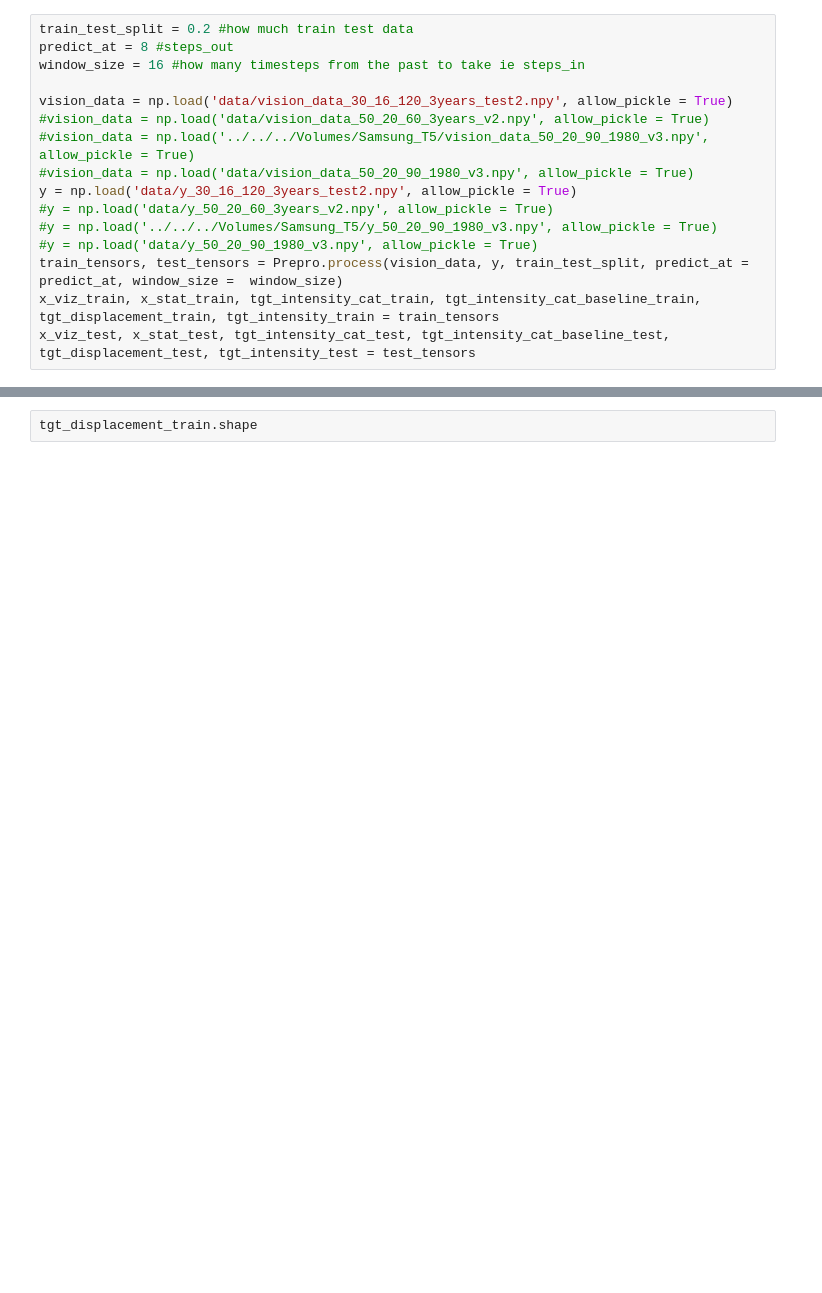
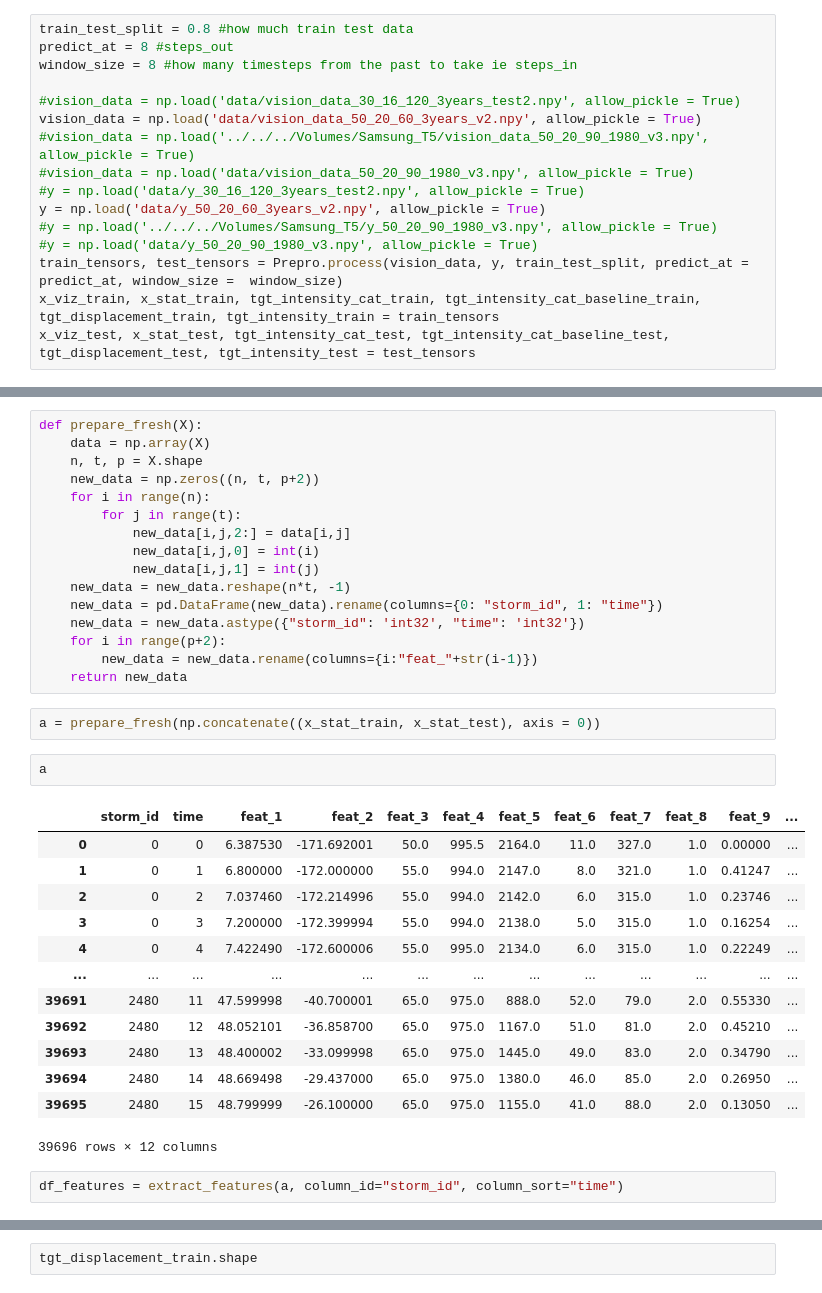
Before and after one commit to leobix/hurricast, a Jupyter notebook: Baselines-Copy1.ipynb, the cells around one changed output, grey strips where cells are left out. Drawn from its saved outputs; the diff is of its cells as text; blank space fills up the shorter version.

```diff
--- a/Baselines-Copy1.ipynb
+++ b/Baselines-Copy1.ipynb
@@ -10,14 +14,14 @@ from sklearn.metrics import mean_absolute_error
 # %%
-train_test_split = 0.2 #how much train test data
+train_test_split = 0.8 #how much train test data
 predict_at = 8 #steps_out
-window_size = 16 #how many timesteps from the past to take ie steps_in
+window_size = 8 #how many timesteps from the past to take ie steps_in
 
-vision_data = np.load('data/vision_data_30_16_120_3years_test2.npy', allow_pickle = True)
-#vision_data = np.load('data/vision_data_50_20_60_3years_v2.npy', allow_pickle = True)
+#vision_data = np.load('data/vision_data_30_16_120_3years_test2.npy', allow_pickle = True)
+vision_data = np.load('data/vision_data_50_20_60_3years_v2.npy', allow_pickle = True)
 #vision_data = np.load('../../../Volumes/Samsung_T5/vision_data_50_20_90_1980_v3.npy', allow_pickle = True)
 #vision_data = np.load('data/vision_data_50_20_90_1980_v3.npy', allow_pickle = True)
-y = np.load('data/y_30_16_120_3years_test2.npy', allow_pickle = True)
-#y = np.load('data/y_50_20_60_3years_v2.npy', allow_pickle = True)
+#y = np.load('data/y_30_16_120_3years_test2.npy', allow_pickle = True)
+y = np.load('data/y_50_20_60_3years_v2.npy', allow_pickle = True)
 #y = np.load('../../../Volumes/Samsung_T5/y_50_20_90_1980_v3.npy', allow_pickle = True)
 #y = np.load('data/y_50_20_90_1980_v3.npy', allow_pickle = True)
 train_tensors, test_tensors = Prepro.process(vision_data, y, train_test_split, predict_at = predict_at, window_size =  window_size)
@@ -48,0 +77,36 @@ NameError: name 'x_stat_train' is not defined
+# %%
+def prepare_fresh(X):
+    data = np.array(X)
+    n, t, p = X.shape
+    new_data = np.zeros((n, t, p+2))
+    for i in range(n):
+        for j in range(t):
+            new_data[i,j,2:] = data[i,j]
+            new_data[i,j,0] = int(i)
+            new_data[i,j,1] = int(j)
+    new_data = new_data.reshape(n*t, -1)
+    new_data = pd.DataFrame(new_data).rename(columns={0: "storm_id", 1: "time"})
+    new_data = new_data.astype({"storm_id": 'int32', "time": 'int32'})
+    for i in range(p+2):
+        new_data = new_data.rename(columns={i:"feat_"+str(i-1)})
+    return new_data
+# %%
+a = prepare_fresh(np.concatenate((x_stat_train, x_stat_test), axis = 0))
+# %%
+a
+# %% [output]
+|  | storm_id | time | feat_1 | feat_2 | feat_3 | feat_4 | feat_5 | feat_6 | feat_7 | feat_8 | feat_9 | ... |
+| 0 | 0 | 0 | 6.387530 | -171.692001 | 50.0 | 995.5 | 2164.0 | 11.0 | 327.0 | 1.0 | 0.00000 | ... |
+| 1 | 0 | 1 | 6.800000 | -172.000000 | 55.0 | 994.0 | 2147.0 | 8.0 | 321.0 | 1.0 | 0.41247 | ... |
+| 2 | 0 | 2 | 7.037460 | -172.214996 | 55.0 | 994.0 | 2142.0 | 6.0 | 315.0 | 1.0 | 0.23746 | ... |
+| 3 | 0 | 3 | 7.200000 | -172.399994 | 55.0 | 994.0 | 2138.0 | 5.0 | 315.0 | 1.0 | 0.16254 | ... |
+| 4 | 0 | 4 | 7.422490 | -172.600006 | 55.0 | 995.0 | 2134.0 | 6.0 | 315.0 | 1.0 | 0.22249 | ... |
+| ... | ... | ... | ... | ... | ... | ... | ... | ... | ... | ... | ... | ... |
+| 39691 | 2480 | 11 | 47.599998 | -40.700001 | 65.0 | 975.0 | 888.0 | 52.0 | 79.0 | 2.0 | 0.55330 | ... |
+| 39692 | 2480 | 12 | 48.052101 | -36.858700 | 65.0 | 975.0 | 1167.0 | 51.0 | 81.0 | 2.0 | 0.45210 | ... |
+| 39693 | 2480 | 13 | 48.400002 | -33.099998 | 65.0 | 975.0 | 1445.0 | 49.0 | 83.0 | 2.0 | 0.34790 | ... |
+| 39694 | 2480 | 14 | 48.669498 | -29.437000 | 65.0 | 975.0 | 1380.0 | 46.0 | 85.0 | 2.0 | 0.26950 | ... |
+| 39695 | 2480 | 15 | 48.799999 | -26.100000 | 65.0 | 975.0 | 1155.0 | 41.0 | 88.0 | 2.0 | 0.13050 | ... |
+39696 rows × 12 columns
+# %%
+df_features = extract_features(a, column_id="storm_id", column_sort="time")
```
Also changed, not shown: parts of 23 cells of this notebook, 1 other file.
